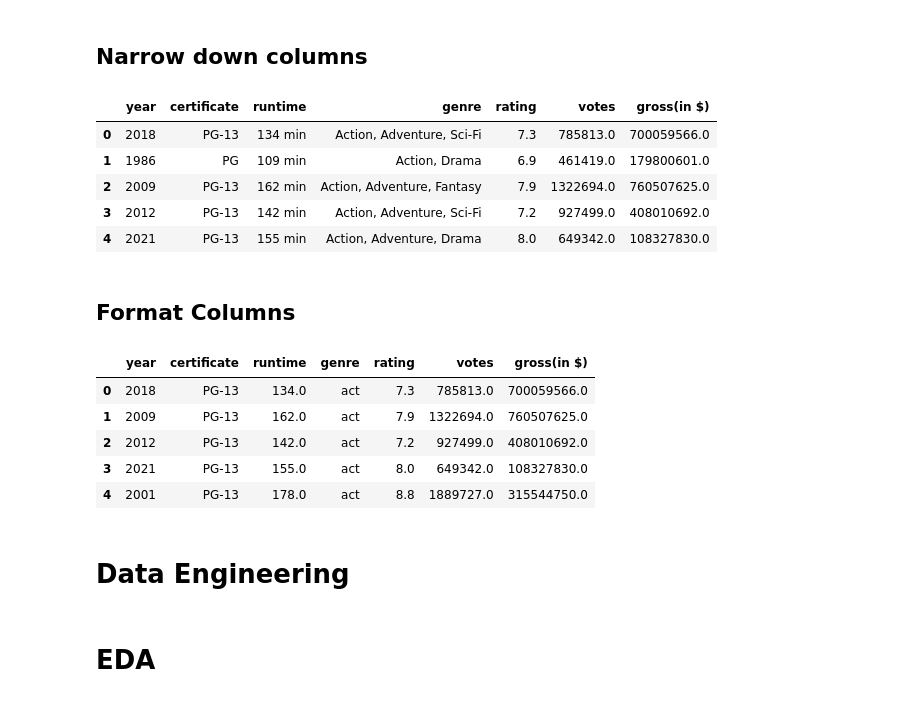
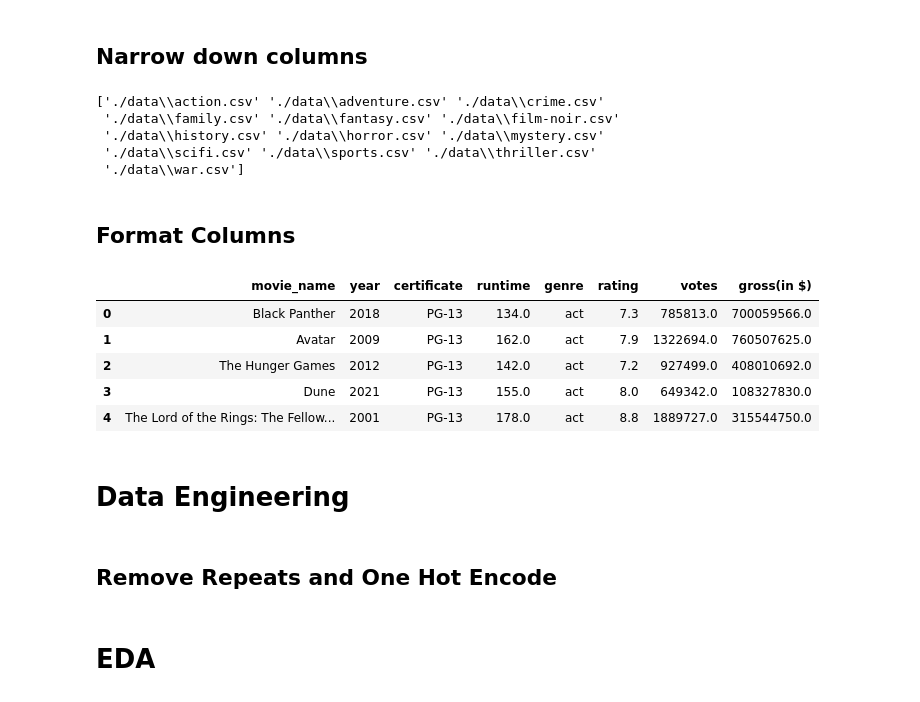
Before and after one commit to lucaswin89/IMDb-Movies-Gross-Income-Prediction-for-Box-Office-Earnings, a Jupyter notebook: IMDB Dataset ML.ipynb, the cells around one changed output. Saved outputs shown, nothing was run; the diff lists cells and outputs as text; code cells hidden in the pictures.

```diff
--- a/IMDB Dataset ML.ipynb
+++ b/IMDB Dataset ML.ipynb
@@ -30,7 +30,10 @@ files = glob.glob(os.path.join(path, "*.csv"))
 data_frames = []
 
 for file in files:
-    data_frames.append(pd.read_csv(file))
+    frame = pd.read_csv(file)
+    frame['genre'] = frame['genre'].apply(lambda x: str(file))
+    data_frames.append(frame)
+
 
 df = pd.concat(data_frames, ignore_index=True)
 df.head()
@@ -59,85 +62,61 @@ df.head()
 # %% [markdown]
 ## Narrow down columns
 # %%
-df = df.loc[:, ['year', 'certificate', 'runtime', 'genre', 'rating', 'votes', 'gross(in $)']]
+df = df.loc[:, ['movie_name', 'year', 'certificate', 'runtime', 'genre', 'rating', 'votes', 'gross(in $)']]
 
 df.head()
+print(df['genre'].unique())
 # %% [output]
-|  | year | certificate | runtime | genre | rating | votes | gross(in $) |
-| 0 | 2018 | PG-13 | 134 min | Action, Adventure, Sci-Fi | 7.3 | 785813.0 | 700059566.0 |
-| 1 | 1986 | PG | 109 min | Action, Drama | 6.9 | 461419.0 | 179800601.0 |
-| 2 | 2009 | PG-13 | 162 min | Action, Adventure, Fantasy | 7.9 | 1322694.0 | 760507625.0 |
-| 3 | 2012 | PG-13 | 142 min | Action, Adventure, Sci-Fi | 7.2 | 927499.0 | 408010692.0 |
-| 4 | 2021 | PG-13 | 155 min | Action, Adventure, Drama | 8.0 | 649342.0 | 108327830.0 |
+['./data\\action.csv' './data\\adventure.csv' './data\\crime.csv'
+ './data\\family.csv' './data\\fantasy.csv' './data\\film-noir.csv'
+ './data\\history.csv' './data\\horror.csv' './data\\mystery.csv'
+ './data\\scifi.csv' './data\\sports.csv' './data\\thriller.csv'
+ './data\\war.csv']
 # %% [markdown]
 ## Format Columns
 # %%
 #Format runtimes into floats
 def convert_runtime(string):
     return float(string.split(' ')[0])
 
 df['runtime'] = df['runtime'].apply(convert_runtime)
 df = df[df['runtime'] < 300]
+
+
 #Format genre by using only first value
 def genre_parse(genre):
-    genre = genre.split(',')[0]
+    genre = str(genre).split("\\")
+    genre = genre[1].split('.')[0]
+
     genre = genre.lower()
-    if genre == 'action':
-        return 'act'
-    elif genre == 'adventure':
-        return 'adv'
-    elif genre == 'family':
-        return 'fam'
-    elif genre == 'crime':
-        return 'cri'
-    elif genre == 'family':
-        return 'fam'
-    elif genre == 'fantasy':
-        return 'fan'
-    elif genre == 'film-noir':
-        return 'f-n'
-    elif genre =='history':
-        return 'his'
-    elif genre =='horror':
-        return 'hor'
-    elif genre =='mystery':
-        return 'mys'
-    elif genre == 'sci-fi':
-        return 'sci'
-    elif genre == 'sport':
-        return 'spo'
-    elif genre == 'thriller':
-        return 'thr'
-    elif genre == 'war':
-        return 'war'
-    else:
-        return genre
-
-
+    return genre[:3]
 
 df['genre']=df['genre'].apply(genre_parse)
 df = df.drop(df.loc[(df['genre'] == 'musical') | (df['genre'] == 'romance') | (df['genre'] == 'biography') | (df['genre']=='animation')].index)
+
 # Format Certificate filter out all data points to only include movies with the G, PG, PG-13, R, and NC-17 ratings, switch Not Rated to NR
 def convert_unrated(certificate):
     if certificate == 'Not Rated':
         return 'NR'
     else:
         return certificate
 
 df=df.loc[(df['certificate'] == 'R') | (df['certificate'] =='PG-13') | (df['certificate'] == 'PG') | (df['certificate'] == 'Not Rated') | (df['certificate'] =='X') | (df['certificate'] == 'NC-17')]
 df['certificate']=df['certificate'].apply(convert_unrated)
 
 #Format years into ints and include only the past 25 years worth of data.
 df['year'] = df['year'].astype(int)
 df = df.loc[(df['year'] >= 1997)].reset_index(drop=True)
 
 df.head()
 # %% [output]
-|  | year | certificate | runtime | genre | rating | votes | gross(in $) |
-| 0 | 2018 | PG-13 | 134.0 | act | 7.3 | 785813.0 | 700059566.0 |
-| 1 | 2009 | PG-13 | 162.0 | act | 7.9 | 1322694.0 | 760507625.0 |
-| 2 | 2012 | PG-13 | 142.0 | act | 7.2 | 927499.0 | 408010692.0 |
-| 3 | 2021 | PG-13 | 155.0 | act | 8.0 | 649342.0 | 108327830.0 |
-| 4 | 2001 | PG-13 | 178.0 | act | 8.8 | 1889727.0 | 315544750.0 |
+|  | movie_name | year | certificate | runtime | genre | rating | votes | gross(in $) |
+| 0 | Black Panther | 2018 | PG-13 | 134.0 | act | 7.3 | 785813.0 | 700059566.0 |
+| 1 | Avatar | 2009 | PG-13 | 162.0 | act | 7.9 | 1322694.0 | 760507625.0 |
+| 2 | The Hunger Games | 2012 | PG-13 | 142.0 | act | 7.2 | 927499.0 | 408010692.0 |
+| 3 | Dune | 2021 | PG-13 | 155.0 | act | 8.0 | 649342.0 | 108327830.0 |
+| 4 | The Lord of the Rings: The Fellow... | 2001 | PG-13 | 178.0 | act | 8.8 | 1889727.0 | 315544750.0 |
 # %% [markdown]
 # Data Engineering
+# %% [markdown]
+## Remove Repeats and One Hot Encode
```
Also changed, not shown: parts of 11 cells of this notebook.
